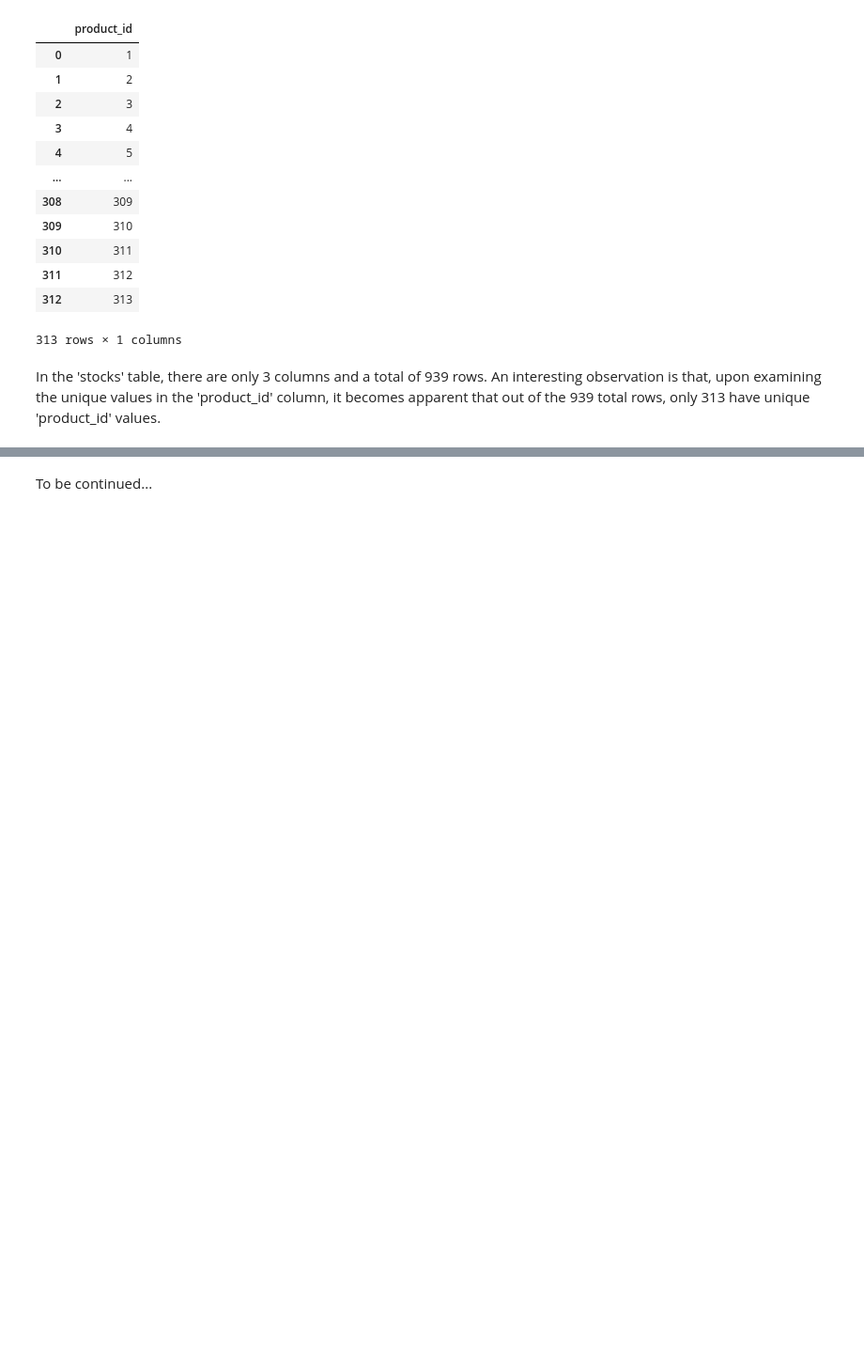
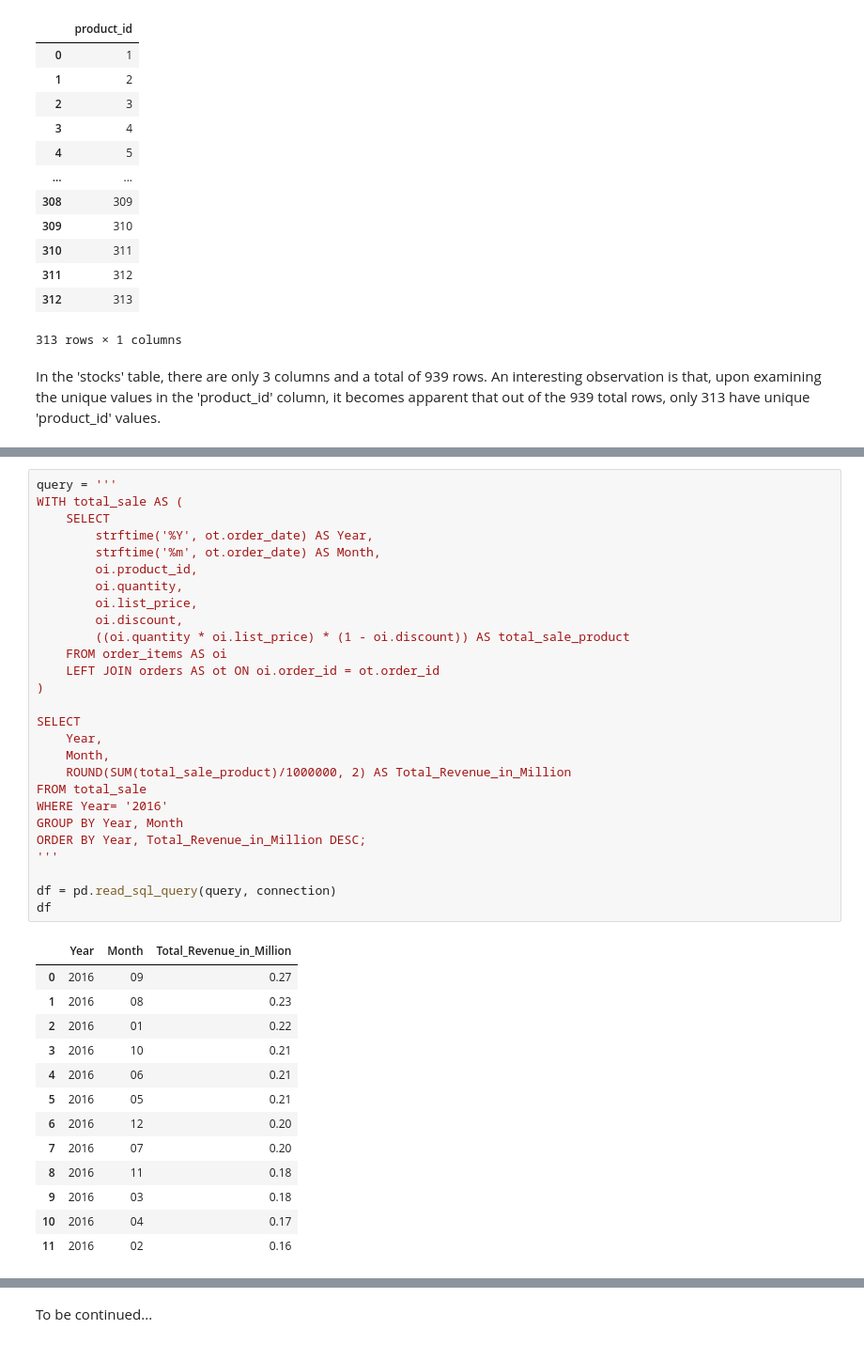
Before and after one commit to DiogocViana/Retail-Bike-Store-SQL-Notebook, a Jupyter notebook: Retail Bike Store.ipynb, the cells around one changed output, grey strips where cells are left out. Shown: that part at 94% size. Saved outputs shown, nothing was run; the diff lists cells and outputs as text; blank space fills up the shorter version.

```diff
--- a/Retail Bike Store.ipynb
+++ b/Retail Bike Store.ipynb
@@ -423,0 +525,41 @@ In the 'stocks' table, there are only 3 columns and a total of 939 rows. An inte
+# %%
+query = '''
+WITH total_sale AS (
+    SELECT
+        strftime('%Y', ot.order_date) AS Year,
+        strftime('%m', ot.order_date) AS Month,
+        oi.product_id,
+        oi.quantity,
+        oi.list_price,
+        oi.discount,
+        ((oi.quantity * oi.list_price) * (1 - oi.discount)) AS total_sale_product
+    FROM order_items AS oi
+    LEFT JOIN orders AS ot ON oi.order_id = ot.order_id
+)
+
+SELECT
+    Year,
+    Month,
+    ROUND(SUM(total_sale_product)/1000000, 2) AS Total_Revenue_in_Million
+FROM total_sale
+WHERE Year= '2016'
+GROUP BY Year, Month
+ORDER BY Year, Total_Revenue_in_Million DESC;
+'''
+
+df = pd.read_sql_query(query, connection)
+df
+# %% [output]
+|  | Year | Month | Total_Revenue_in_Million |
+| 0 | 2016 | 09 | 0.27 |
+| 1 | 2016 | 08 | 0.23 |
+| 2 | 2016 | 01 | 0.22 |
+| 3 | 2016 | 10 | 0.21 |
+| 4 | 2016 | 06 | 0.21 |
+| 5 | 2016 | 05 | 0.21 |
+| 6 | 2016 | 12 | 0.20 |
+| 7 | 2016 | 07 | 0.20 |
+| 8 | 2016 | 11 | 0.18 |
+| 9 | 2016 | 03 | 0.18 |
+| 10 | 2016 | 04 | 0.17 |
+| 11 | 2016 | 02 | 0.16 |
```
Also changed, not shown: parts of 13 cells of this notebook.
